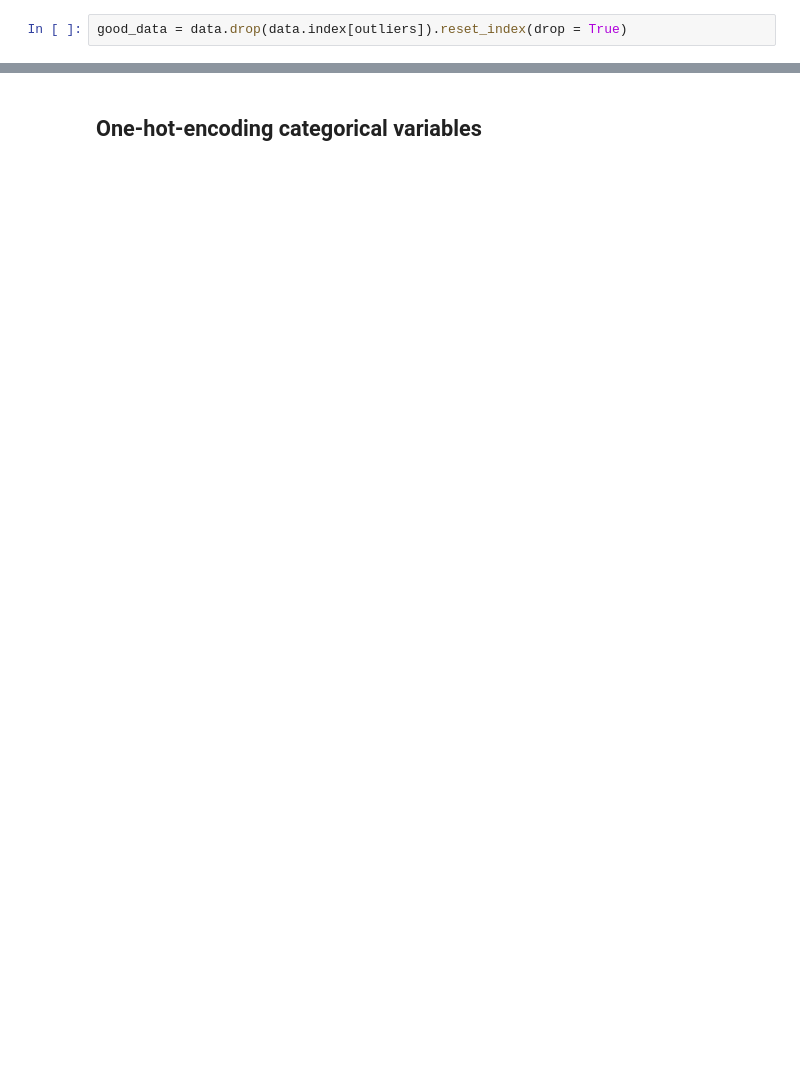
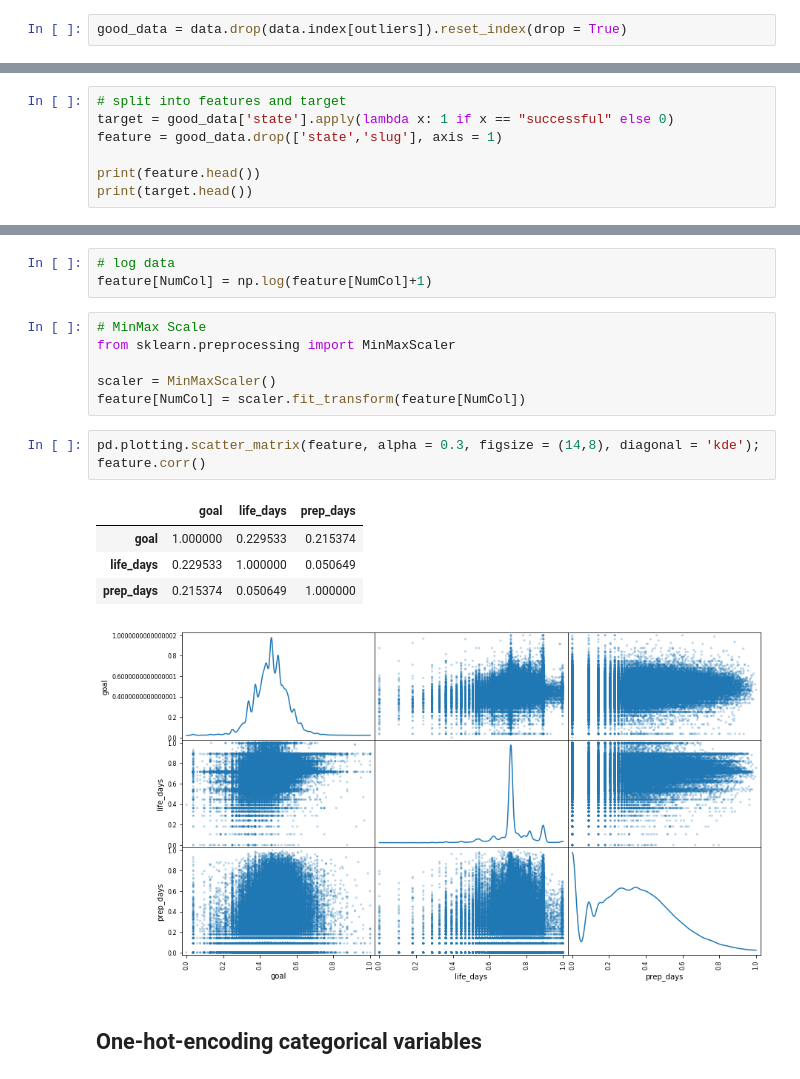
Before and after one commit to fansi-sifan/Kickstarter_survivor, a Jupyter notebook: Supervised Learning.ipynb, the cells around one changed output, grey strips where cells are left out. Saved outputs shown, nothing was run; the diff lists cells and outputs as text; blank space fills up the shorter version.

```diff
--- a/Supervised Learning.ipynb
+++ b/Supervised Learning.ipynb
@@ -217,0 +204,7 @@ good_data.describe()
+# %%
+# split into features and target
+target = good_data['state'].apply(lambda x: 1 if x == "successful" else 0)
+feature = good_data.drop(['state','slug'], axis = 1)
+
+print(feature.head())
+print(target.head())
@@ -218,2 +224,20 @@ good_data.describe()
+# %%
+# log data
+feature[NumCol] = np.log(feature[NumCol]+1)
+# %%
+# MinMax Scale
+from sklearn.preprocessing import MinMaxScaler
+
+scaler = MinMaxScaler()
+feature[NumCol] = scaler.fit_transform(feature[NumCol])
+# %%
+pd.plotting.scatter_matrix(feature, alpha = 0.3, figsize = (14,8), diagonal = 'kde');
+feature.corr()
+# %% [output]
+|  | goal | life_days | prep_days |
+| goal | 1.000000 | 0.229533 | 0.215374 |
+| life_days | 0.229533 | 1.000000 | 0.050649 |
+| prep_days | 0.215374 | 0.050649 | 1.000000 |
+[figure, added]
 # %% [markdown]
 ## One-hot-encoding categorical variables
```
Also changed, not shown: parts of 36 cells of this notebook, 1 other file.
